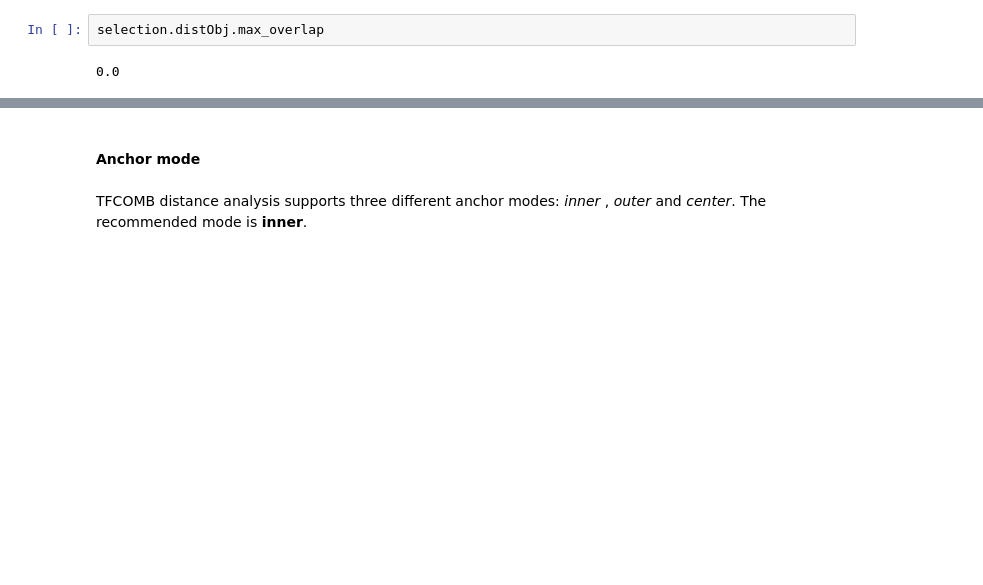
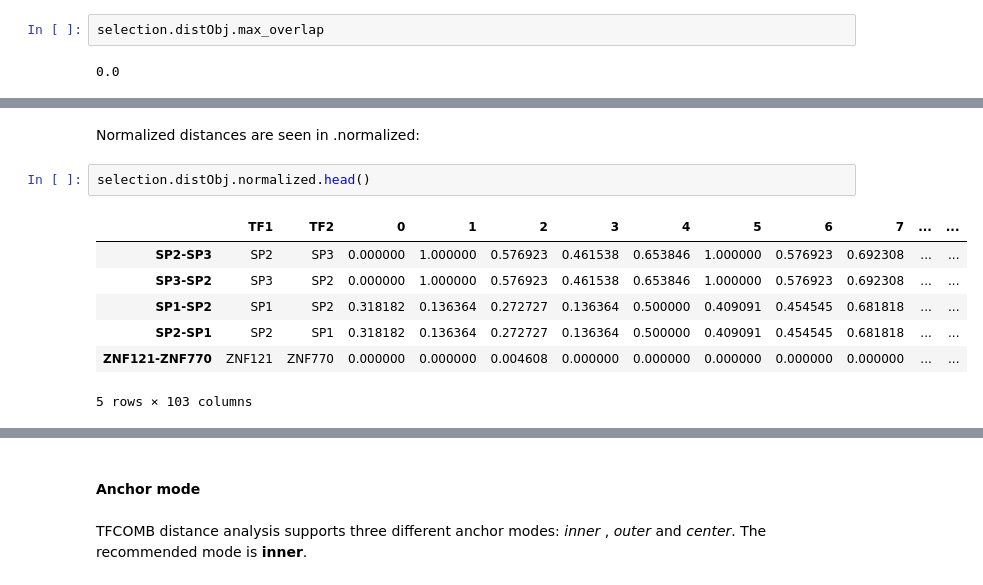
Before and after one commit to loosolab/TF-COMB, a Jupyter notebook: examples/Distance_analysis.ipynb, the cells around one changed output, grey strips where cells are left out. Saved outputs shown, nothing was run; the diff lists cells and outputs as text; blank space fills up the shorter version.

```diff
--- a/examples/Distance_analysis.ipynb
+++ b/examples/Distance_analysis.ipynb
@@ -163,0 +202,12 @@ selection.distObj.max_overlap
+# %% [markdown]
+Normalized distances are seen in .normalized:
+# %%
+selection.distObj.normalized.head()
+# %% [output]
+|  | TF1 | TF2 | 0 | 1 | 2 | 3 | 4 | 5 | 6 | 7 | ... | ... |
+| SP2-SP3 | SP2 | SP3 | 0.000000 | 1.000000 | 0.576923 | 0.461538 | 0.653846 | 1.000000 | 0.576923 | 0.692308 | ... | ... |
+| SP3-SP2 | SP3 | SP2 | 0.000000 | 1.000000 | 0.576923 | 0.461538 | 0.653846 | 1.000000 | 0.576923 | 0.692308 | ... | ... |
+| SP1-SP2 | SP1 | SP2 | 0.318182 | 0.136364 | 0.272727 | 0.136364 | 0.500000 | 0.409091 | 0.454545 | 0.681818 | ... | ... |
+| SP2-SP1 | SP2 | SP1 | 0.318182 | 0.136364 | 0.272727 | 0.136364 | 0.500000 | 0.409091 | 0.454545 | 0.681818 | ... | ... |
+| ZNF121-ZNF770 | ZNF121 | ZNF770 | 0.000000 | 0.000000 | 0.004608 | 0.000000 | 0.000000 | 0.000000 | 0.000000 | 0.000000 | ... | ... |
+5 rows × 103 columns
```
Also changed, not shown: parts of 40 cells of this notebook.
